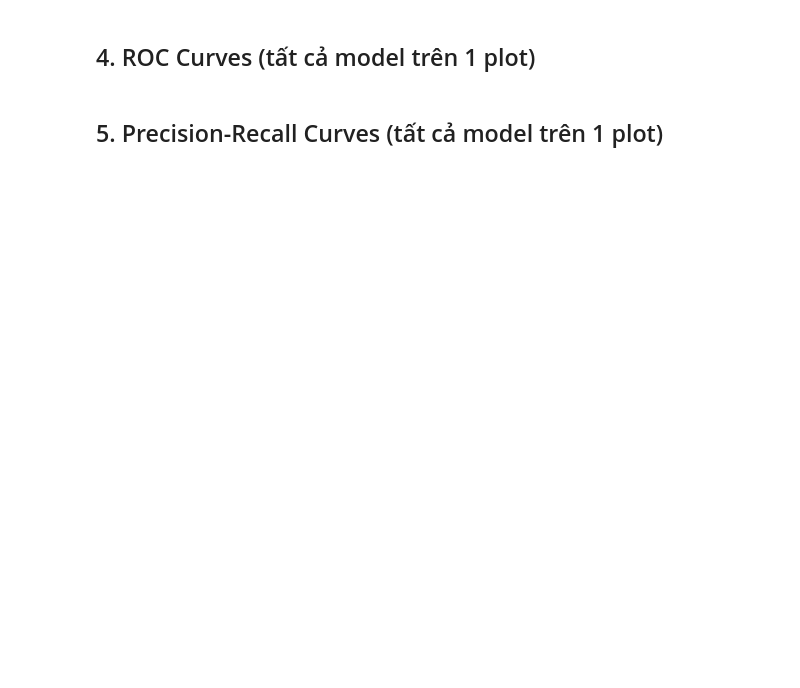
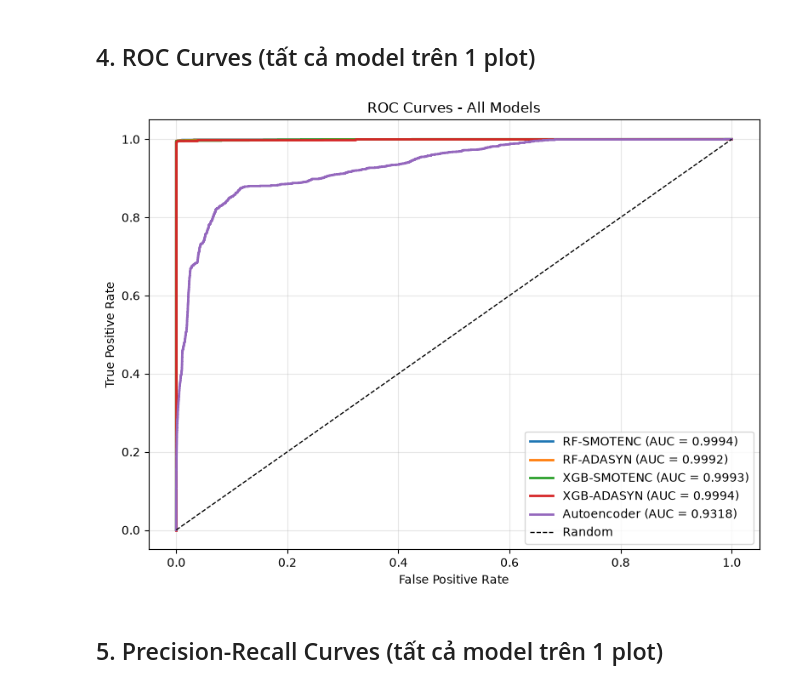
Before and after one commit to uit-25730067-chithanh/CS106-Team09-Fraud-Detection, a Jupyter notebook: draft/fraud-detection/notebooks/06_evaluation_comparison.ipynb, the cells around one changed output. Saved outputs shown, nothing was run; the diff lists cells and outputs as text; code cells hidden in the pictures; blank space fills up the shorter version.

```diff
--- a/draft/fraud-detection/notebooks/06_evaluation_comparison.ipynb
+++ b/draft/fraud-detection/notebooks/06_evaluation_comparison.ipynb
@@ -112,7 +133,10 @@ Da luu 5 confusion matrix vao reports/figures/
 ## 4. ROC Curves (tất cả model trên 1 plot)
 # %%
 roc_scores = {DISPLAY_LABELS[name]: pred["y_prob"] for name, pred in predictions.items()}
-_ = plot_roc_curves(roc_scores, y_test, show=False)
+fig_roc = plot_roc_curves(roc_scores, y_test, show=False)
+display(fig_roc)
+# %% [output]
+[figure, added]
 # %% [markdown]
 ## 5. Precision-Recall Curves (tất cả model trên 1 plot)
 # %%
```
Also changed, not shown: parts of 7 cells of this notebook, 10 other files.
